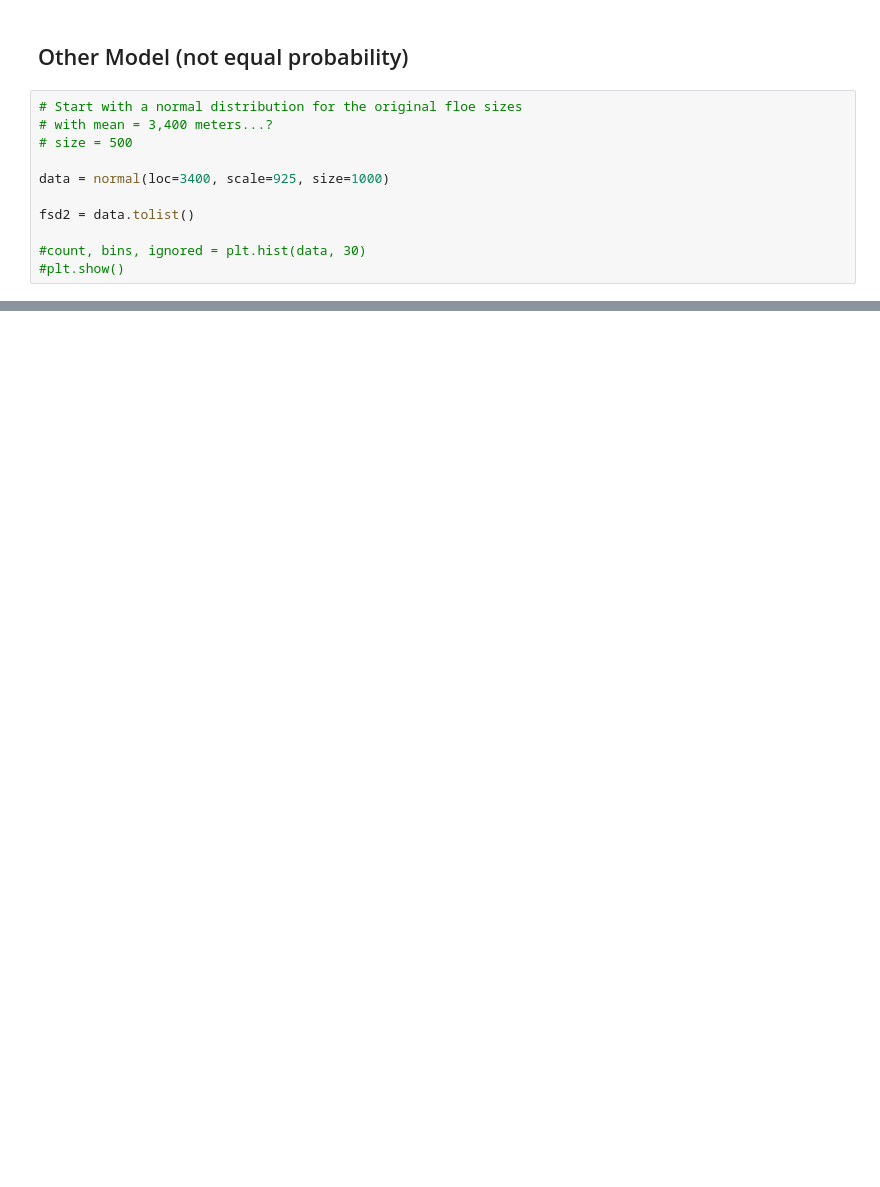
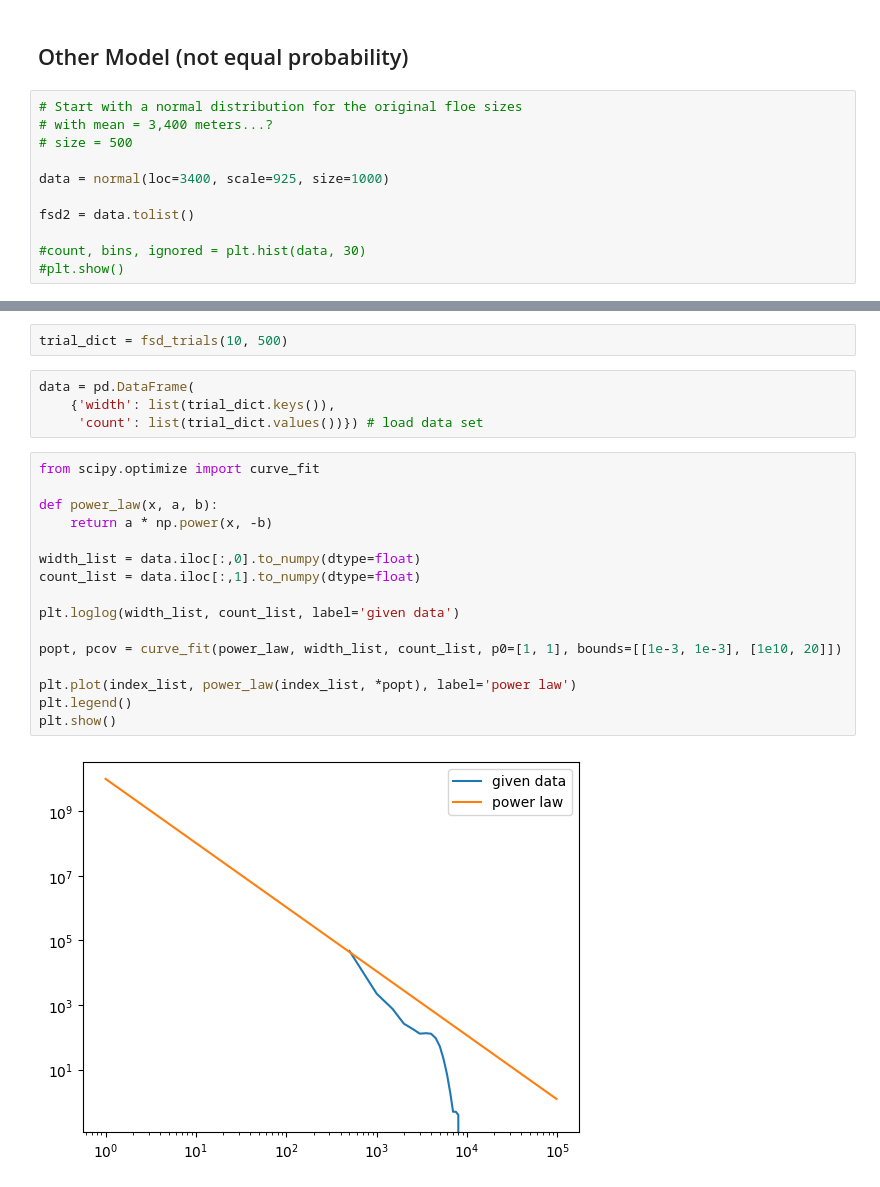
Before and after one commit to Marissa-working/Ice-Floe-Research, a Jupyter notebook: stochastic_model.ipynb, the cells around one changed output, grey strips where cells are left out. Cells and saved outputs as stored; diff of their text form; blank space fills up the shorter version.

```diff
--- a/stochastic_model.ipynb
+++ b/stochastic_model.ipynb
@@ -283,3 +365,27 @@ done
+# %%
+trial_dict = fsd_trials(10, 500)
+# %%
+data = pd.DataFrame(
+    {'width': list(trial_dict.keys()),
+     'count': list(trial_dict.values())}) # load data set
+# %%
+from scipy.optimize import curve_fit
+
+def power_law(x, a, b):
+    return a * np.power(x, -b)
+
+width_list = data.iloc[:,0].to_numpy(dtype=float)
+count_list = data.iloc[:,1].to_numpy(dtype=float)
+
+plt.loglog(width_list, count_list, label='given data')
+
+popt, pcov = curve_fit(power_law, width_list, count_list, p0=[1, 1], bounds=[[1e-3, 1e-3], [1e10, 20]])
+
+plt.plot(index_list, power_law(index_list, *popt), label='power law')
+plt.legend()
+plt.show()
+# %% [output]
+[figure, added]
 # %%
 import numpy as np
 
```
Also changed, not shown: parts of 13 cells of this notebook.
